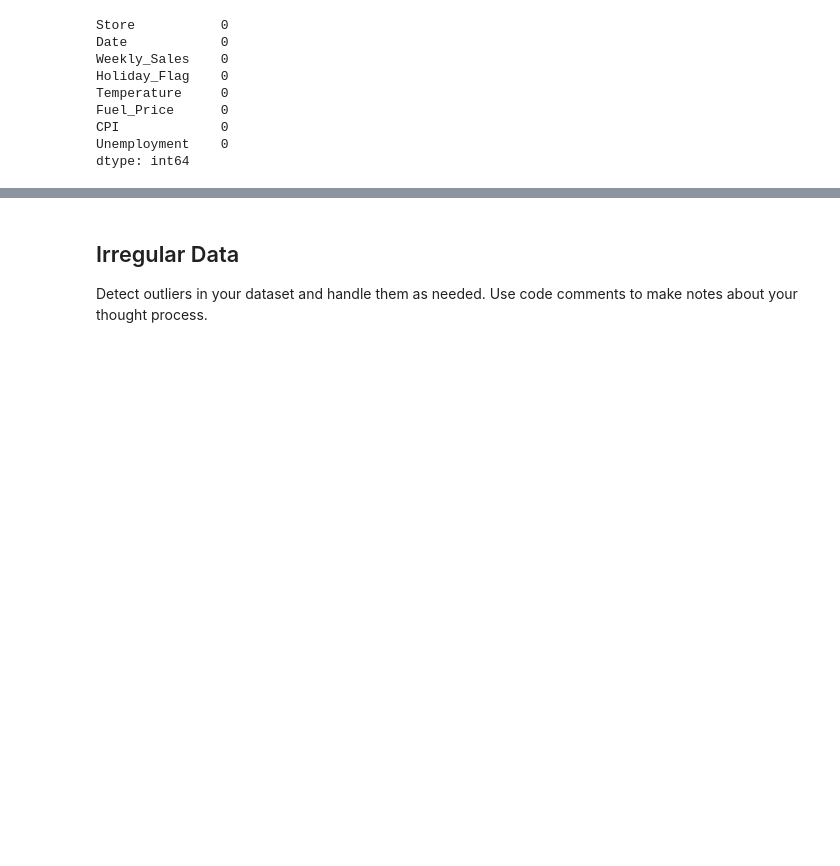
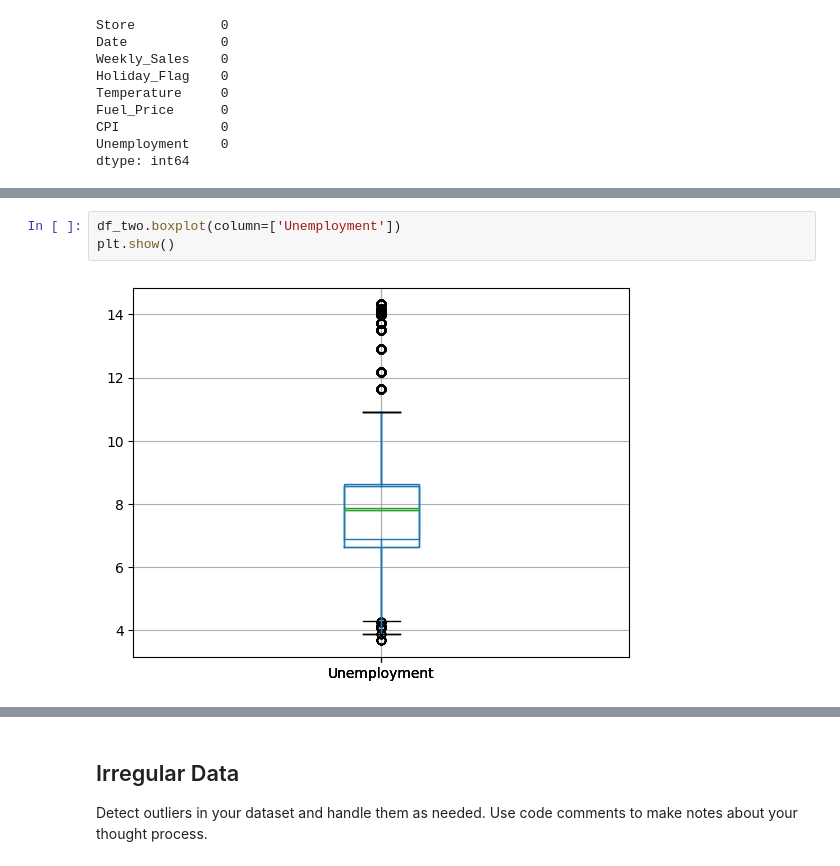
Before and after one commit to smckenzie0615/cleaning-data-checkpoint, a Jupyter notebook: checkpoint-three.ipynb, the cells around one changed output, grey strips where cells are left out. Drawn from its saved outputs; the diff is of its cells as text; blank space fills up the shorter version.

```diff
--- a/checkpoint-three.ipynb
+++ b/checkpoint-three.ipynb
@@ -88,0 +186,5 @@ dtype: int64
+# %%
+df_two.boxplot(column=['Unemployment'])
+plt.show()
+# %% [output]
+[figure, added]
```
Also changed, not shown: parts of 19 cells of this notebook.
